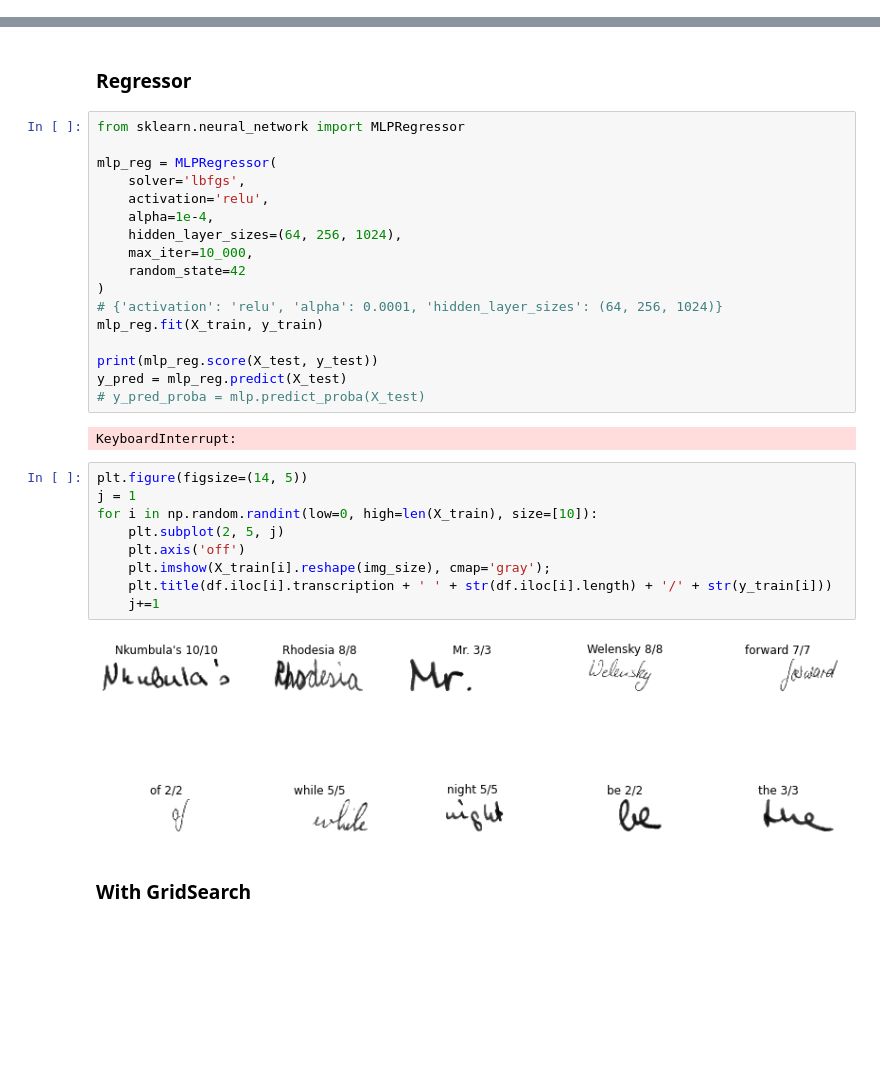
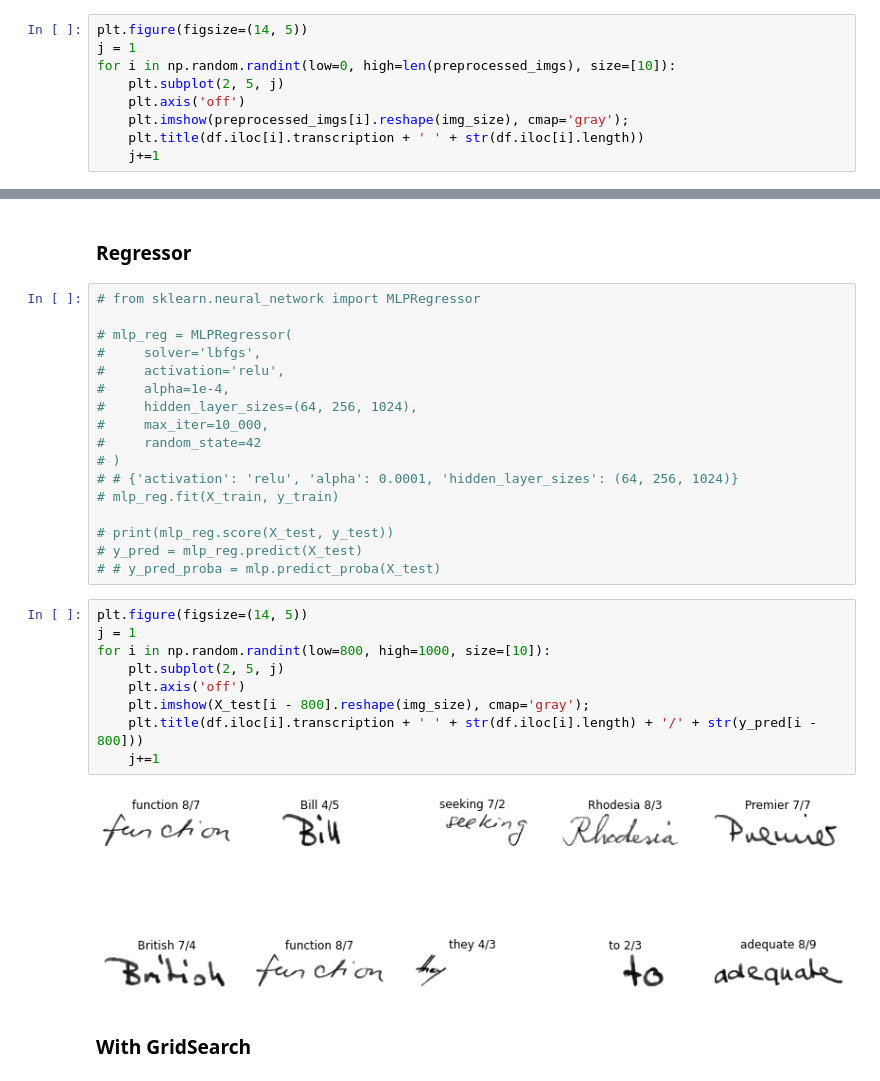
Before and after one commit to sfc-gh-zblackwood/OCRPyMan, a Jupyter notebook: notebooks/letter_detection.ipynb, the cells around one changed output, grey strips where cells are left out. Saved outputs shown, nothing was run; the diff lists cells and outputs as text; blank space fills up the shorter version.

```diff
--- a/notebooks/letter_detection.ipynb
+++ b/notebooks/letter_detection.ipynb
@@ -52,3 +56,12 @@ df.head(3)
 | 0 | 944 | 0.758621 | 0.889522 | a01-020u-06-05 | 170 | 1954 | 1831 | 389 | 100 | ... |
 | 1 | 914 | 0.695946 | 0.774799 | a01-020u-02-06 | 169 | 1565 | 1129 | 128 | 49 | ... |
 | 2 | 581 | 0.683168 | 0.830613 | a01-011u-04-05 | 166 | 1622 | 1472 | 321 | 62 | ... |
+# %%
+plt.figure(figsize=(14, 5))
+j = 1
+for i in np.random.randint(low=0, high=len(preprocessed_imgs), size=[10]):
+    plt.subplot(2, 5, j)
+    plt.axis('off')
+    plt.imshow(preprocessed_imgs[i].reshape(img_size), cmap='gray');
+    plt.title(df.iloc[i].transcription + ' ' + str(df.iloc[i].length))
+    j+=1
@@ -172,35 +368,33 @@ ld_util.show_mlp_result_for_row(X_test, y_test, y_pred, y_pred_proba, 0)
 # %% [markdown]
 ### Regressor
 # %%
-from sklearn.neural_network import MLPRegressor
+# from sklearn.neural_network import MLPRegressor
 
-mlp_reg = MLPRegressor(
-    solver='lbfgs',
-    activation='relu',
-    alpha=1e-4,
-    hidden_layer_sizes=(64, 256, 1024),
-    max_iter=10_000,
-    random_state=42
-)
-# {'activation': 'relu', 'alpha': 0.0001, 'hidden_layer_sizes': (64, 256, 1024)}
-mlp_reg.fit(X_train, y_train)
+# mlp_reg = MLPRegressor(
+#     solver='lbfgs',
+#     activation='relu',
+#     alpha=1e-4,
+#     hidden_layer_sizes=(64, 256, 1024),
+#     max_iter=10_000,
+#     random_state=42
+# )
+# # {'activation': 'relu', 'alpha': 0.0001, 'hidden_layer_sizes': (64, 256, 1024)}
+# mlp_reg.fit(X_train, y_train)
 
-print(mlp_reg.score(X_test, y_test))
-y_pred = mlp_reg.predict(X_test)
-# y_pred_proba = mlp.predict_proba(X_test)
+# print(mlp_reg.score(X_test, y_test))
+# y_pred = mlp_reg.predict(X_test)
+# # y_pred_proba = mlp.predict_proba(X_test)
-# %% [output]
-KeyboardInterrupt:
 # %%
 plt.figure(figsize=(14, 5))
 j = 1
-for i in np.random.randint(low=0, high=len(X_train), size=[10]):
+for i in np.random.randint(low=800, high=1000, size=[10]):
     plt.subplot(2, 5, j)
     plt.axis('off')
-    plt.imshow(X_train[i].reshape(img_size), cmap='gray');
-    plt.title(df.iloc[i].transcription + ' ' + str(df.iloc[i].length) + '/' + str(y_train[i]))
+    plt.imshow(X_test[i - 800].reshape(img_size), cmap='gray');
+    plt.title(df.iloc[i].transcription + ' ' + str(df.iloc[i].length) + '/' + str(y_pred[i - 800]))
     j+=1
 # %% [output]
-[figure, old version]
+[figure, new version]
 # %% [markdown]
 ### With GridSearch
 # %% [markdown]
```
Also changed, not shown: parts of 26 cells of this notebook, 6 other files.
